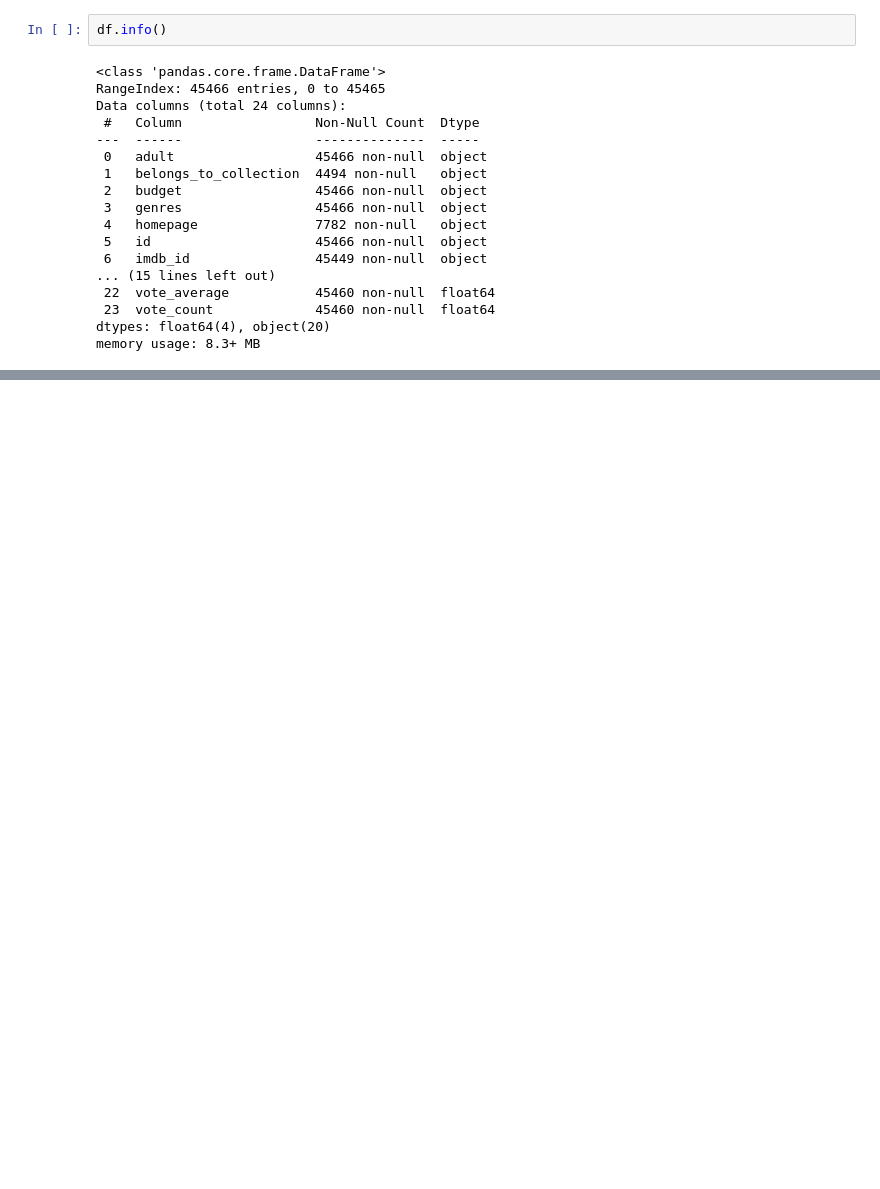
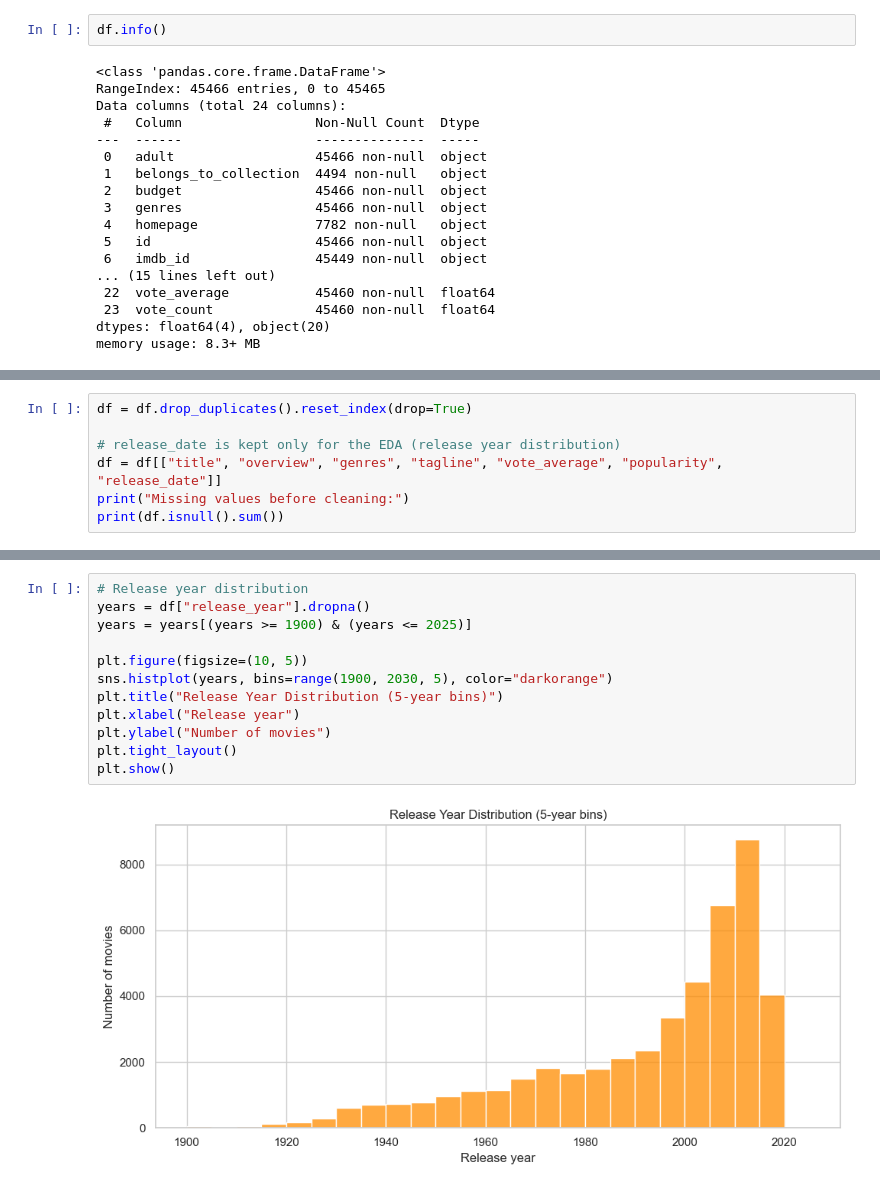
Before and after one commit to Prashantdhond/Movie-Recommender-ML-Project, a Jupyter notebook: Model/movies.ipynb, the cells around one changed output, grey strips where cells are left out. Drawn from its saved outputs; the diff is of its cells as text; blank space fills up the shorter version.

```diff
--- a/Model/movies.ipynb
+++ b/Model/movies.ipynb
@@ -291,0 +97,7 @@ with open("indices.pkl", "wb") as f:
+# %%
+df = df.drop_duplicates().reset_index(drop=True)
+
+# release_date is kept only for the EDA (release year distribution)
+df = df[["title", "overview", "genres", "tagline", "vote_average", "popularity", "release_date"]]
+print("Missing values before cleaning:")
+print(df.isnull().sum())
@@ -291,0 +177,14 @@ with open("indices.pkl", "wb") as f:
+# %%
+# Release year distribution
+years = df["release_year"].dropna()
+years = years[(years >= 1900) & (years <= 2025)]
+
+plt.figure(figsize=(10, 5))
+sns.histplot(years, bins=range(1900, 2030, 5), color="darkorange")
+plt.title("Release Year Distribution (5-year bins)")
+plt.xlabel("Release year")
+plt.ylabel("Number of movies")
+plt.tight_layout()
+plt.show()
+# %% [output]
+[figure, added]
```
Also changed, not shown: parts of 76 cells of this notebook, 8 other files.
